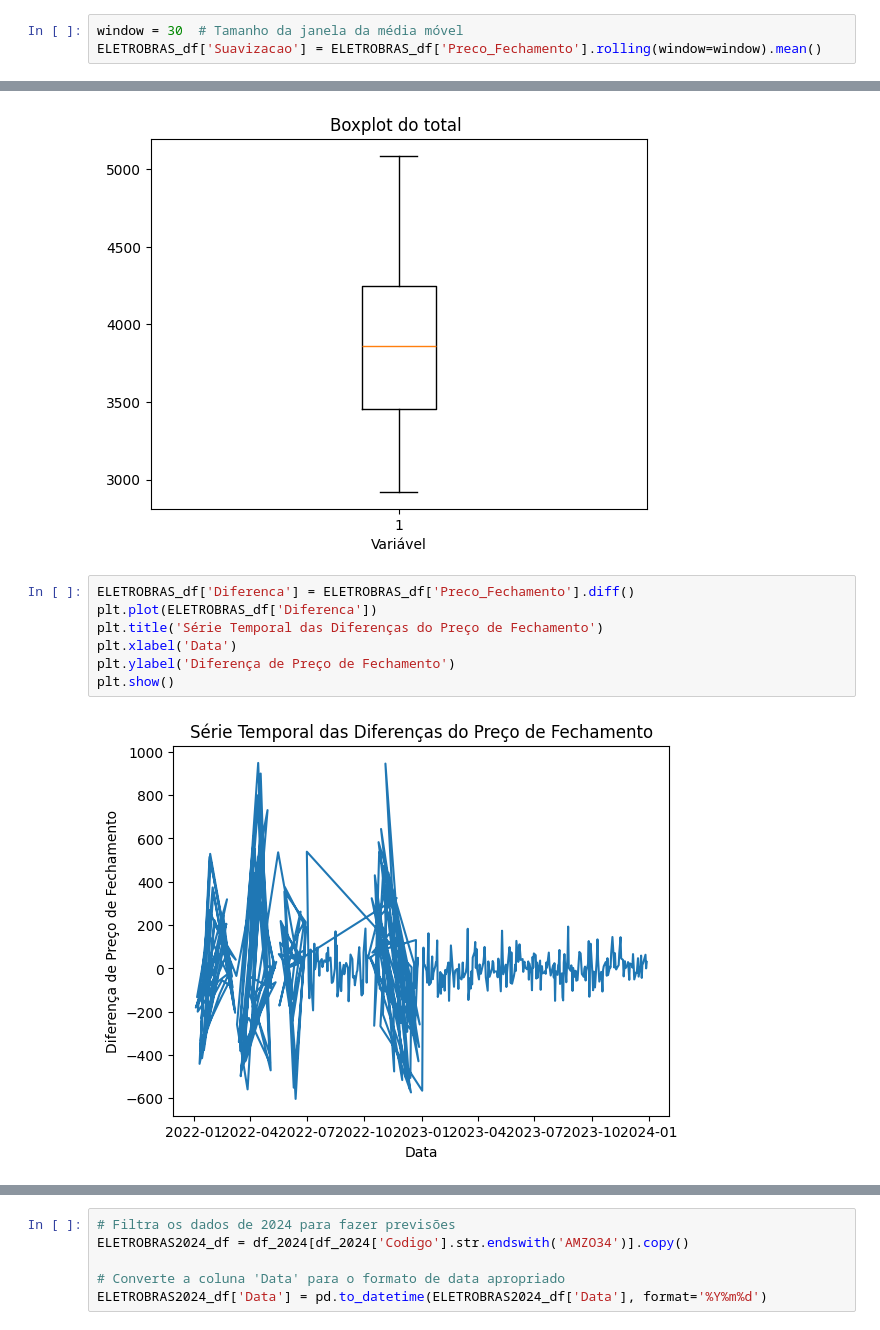
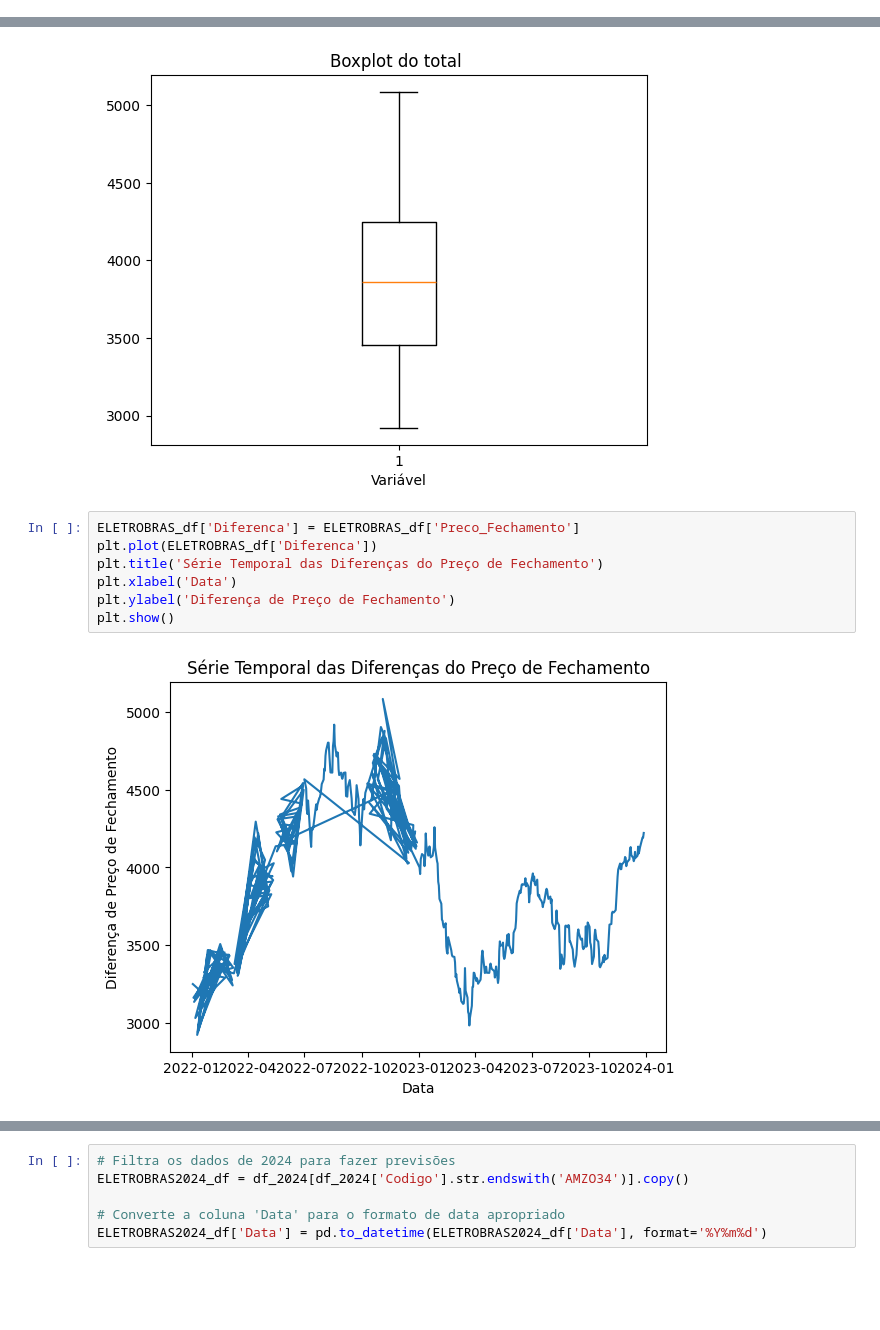
Before and after one commit to sergiolfaria/Atividades_Ciencia_De_Dados, a Jupyter notebook: Trabalho Arima/Arima.ipynb, the cells around one changed output, grey strips where cells are left out. Cells and saved outputs as stored; diff of their text form; blank space fills up the shorter version.

```diff
--- a/Trabalho Arima/Arima.ipynb
+++ b/Trabalho Arima/Arima.ipynb
@@ -70,9 +71,6 @@ ELETROBRAS_df.head(20)
 | 2022-01-25 | 02ELET3 | 3301.0 | 3298.0 | 2022 | 1 | 25 |
 | 2022-02-25 | 02ELET3 | 3386.0 | 3381.0 | 2022 | 2 | 25 |
 | 2022-02-10 | 02ELET3 | 3400.0 | 3361.0 | 2022 | 2 | 10 |
-# %%
-window = 30  # Tamanho da janela da média móvel
-ELETROBRAS_df['Suavizacao'] = ELETROBRAS_df['Preco_Fechamento'].rolling(window=window).mean()
 # %%
 plt.boxplot(ELETROBRAS_df['Preco_Fechamento'])
 plt.title('Boxplot do total ')
@@ -81,11 +79,11 @@ plt.show()
 # %% [output]
 [figure]
 # %%
-ELETROBRAS_df['Diferenca'] = ELETROBRAS_df['Preco_Fechamento'].diff()
+ELETROBRAS_df['Diferenca'] = ELETROBRAS_df['Preco_Fechamento']
 plt.plot(ELETROBRAS_df['Diferenca'])
 plt.title('Série Temporal das Diferenças do Preço de Fechamento')
 plt.xlabel('Data')
 plt.ylabel('Diferença de Preço de Fechamento')
 plt.show()
 # %% [output]
-[figure, old version]
+[figure, new version]
```
Also changed, not shown: parts of 11 cells of this notebook.
